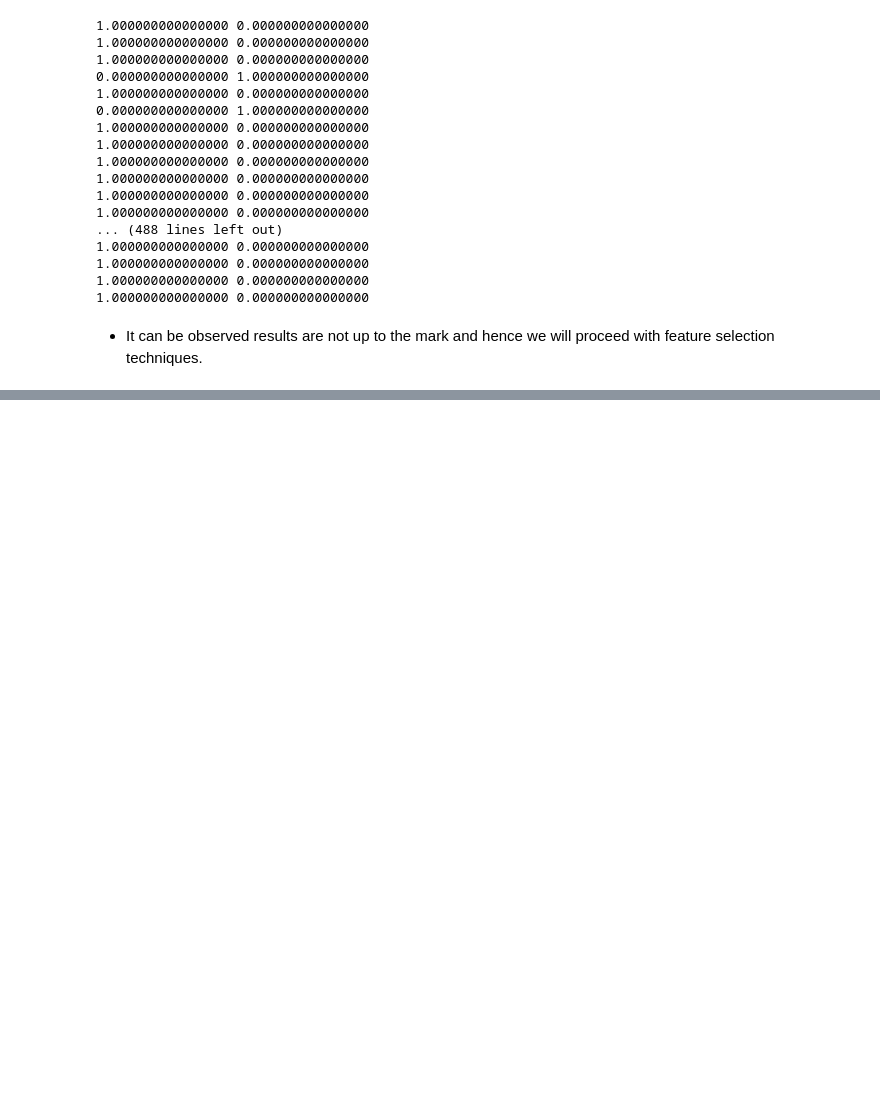
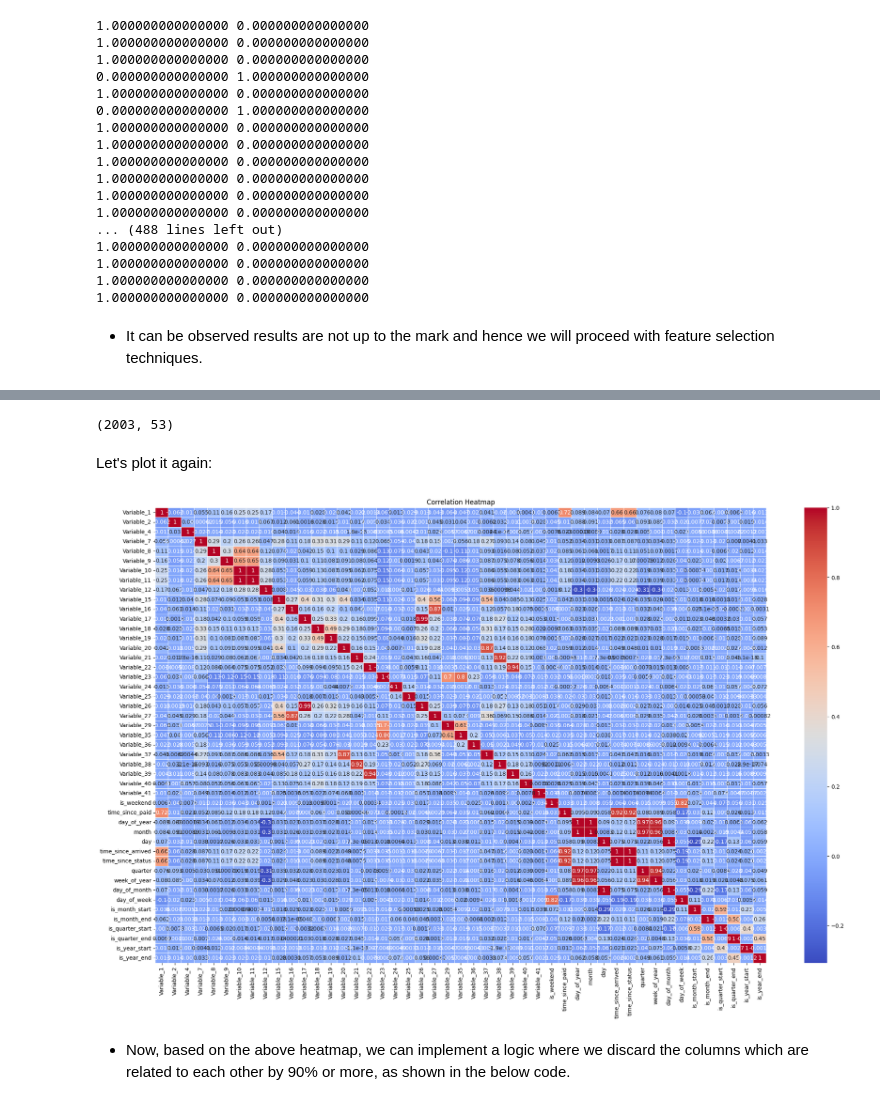
Before and after one commit to ajits-github/Binary_Classification_with_ordinal_data, a Jupyter notebook: Binary_Classification_with_ordinal_data.ipynb, the cells around one changed output, grey strips where cells are left out. Cells and saved outputs as stored; diff of their text form; code cells hidden in the pictures; blank space fills up the shorter version.

```diff
--- a/Binary_Classification_with_ordinal_data.ipynb
+++ b/Binary_Classification_with_ordinal_data.ipynb
@@ -782,0 +812,20 @@ for prob in predictions:
+# %%
+train_df_new = train_df.drop(['Variable_3', 'Variable_28', 'Variable_30', 'Variable_31', 'Variable_32', 'Variable_33', 'Variable_34', 'is_holiday'], axis=1)
+train_df_new.shape
+# %% [output]
+(2003, 53)
+# %% [markdown]
+Let's plot it again:
+# %%
+# Compute the correlation matrix
+correlation_matrix = train_df_new.corr()
+
+# Generate the heatmap
+plt.figure(figsize=(25, 15))
+sns.heatmap(correlation_matrix, annot=True, cmap='coolwarm', linewidths=0.5)
+plt.title('Correlation Heatmap')
+plt.show()
+# %% [output]
+[figure, added]
+# %% [markdown]
+* Now, based on the above heatmap, we can implement a logic where we discard the columns which are related to each other by 90% or more, as shown in the below code.
```
Also changed, not shown: parts of 12 cells of this notebook.
